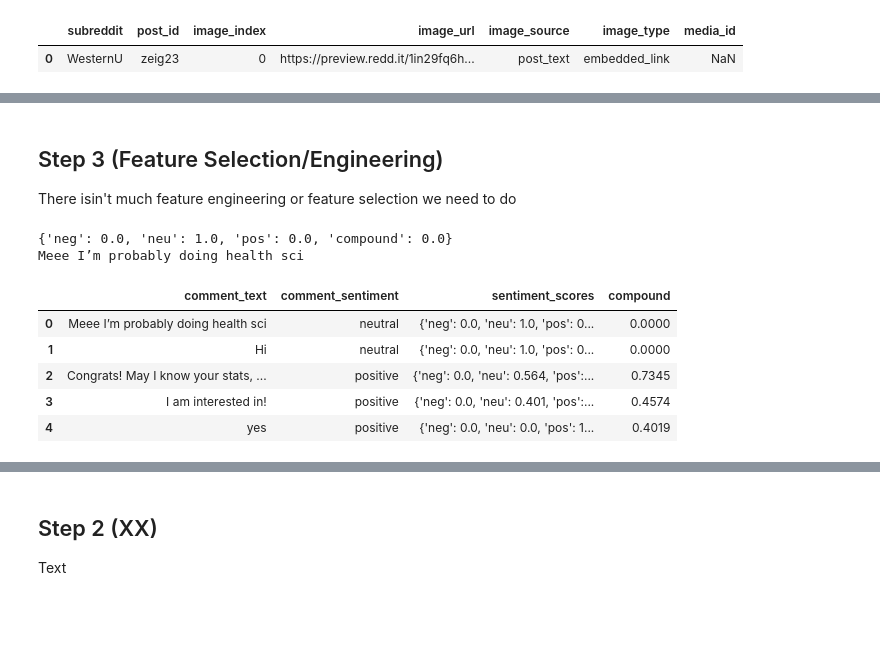
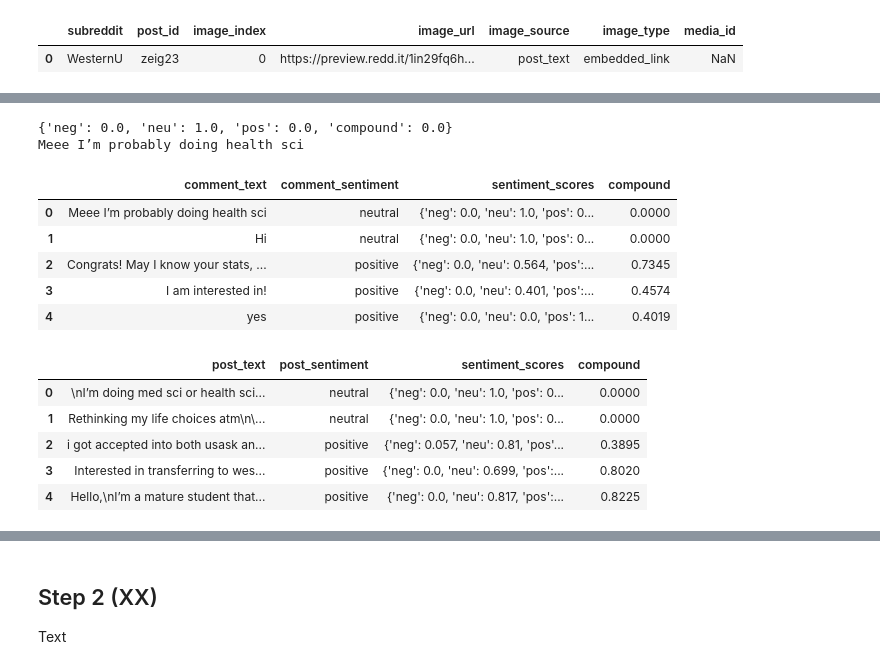
Before and after one commit to patelMaharshii/Sentimentrix, a Jupyter notebook: analysis/sentimentrix_eda.ipynb, the cells around one changed output, grey strips where cells are left out. Drawn from its saved outputs; the diff is of its cells as text; code cells hidden in the pictures; blank space fills up the shorter version.

```diff
--- a/analysis/sentimentrix_eda.ipynb
+++ b/analysis/sentimentrix_eda.ipynb
@@ -174,6 +154,3 @@ Passing `palette` without assigning `hue` is deprecated and will be removed in v
-# %% [markdown]
-## Step 3 (Feature Selection/Engineering)
-There isin't much feature engineering or feature selection we need to do
 # %%
 # Testing if VADER works
 import nltk
@@ -203,11 +184,18 @@ D_westernu_comments["comment_sentiment"] = D_westernu_comments["compound"].apply
 # %%
 pd.set_option("display.max_colwidth", None) # removes truncated text from table
 display(D_westernu_comments[["comment_text","comment_sentiment","sentiment_scores","compound"]].head())
+display(D_westernu_posts[["post_text","post_sentiment","sentiment_scores","compound"]].head())
 pd.set_option("display.max_colwidth", 50) # goes back to normal
 # %% [output]
 |  | comment_text | comment_sentiment | sentiment_scores | compound |
 | 0 | Meee I’m probably doing health sci | neutral | {'neg': 0.0, 'neu': 1.0, 'pos': 0... | 0.0000 |
 | 1 | Hi | neutral | {'neg': 0.0, 'neu': 1.0, 'pos': 0... | 0.0000 |
 | 2 | Congrats! May I know your stats, ... | positive | {'neg': 0.0, 'neu': 0.564, 'pos':... | 0.7345 |
 | 3 | I am interested in! | positive | {'neg': 0.0, 'neu': 0.401, 'pos':... | 0.4574 |
 | 4 | yes | positive | {'neg': 0.0, 'neu': 0.0, 'pos': 1... | 0.4019 |
+|  | post_text | post_sentiment | sentiment_scores | compound |
+| 0 | \nI’m doing med sci or health sci... | neutral | {'neg': 0.0, 'neu': 1.0, 'pos': 0... | 0.0000 |
+| 1 | Rethinking my life choices atm\n\... | neutral | {'neg': 0.0, 'neu': 1.0, 'pos': 0... | 0.0000 |
+| 2 | i got accepted into both usask an... | positive | {'neg': 0.057, 'neu': 0.81, 'pos'... | 0.3895 |
+| 3 | Interested in transferring to wes... | positive | {'neg': 0.0, 'neu': 0.699, 'pos':... | 0.8020 |
+| 4 | Hello,\nI’m a mature student that... | positive | {'neg': 0.0, 'neu': 0.817, 'pos':... | 0.8225 |
```
Also changed, not shown: parts of 8 cells of this notebook, 3 other files.
